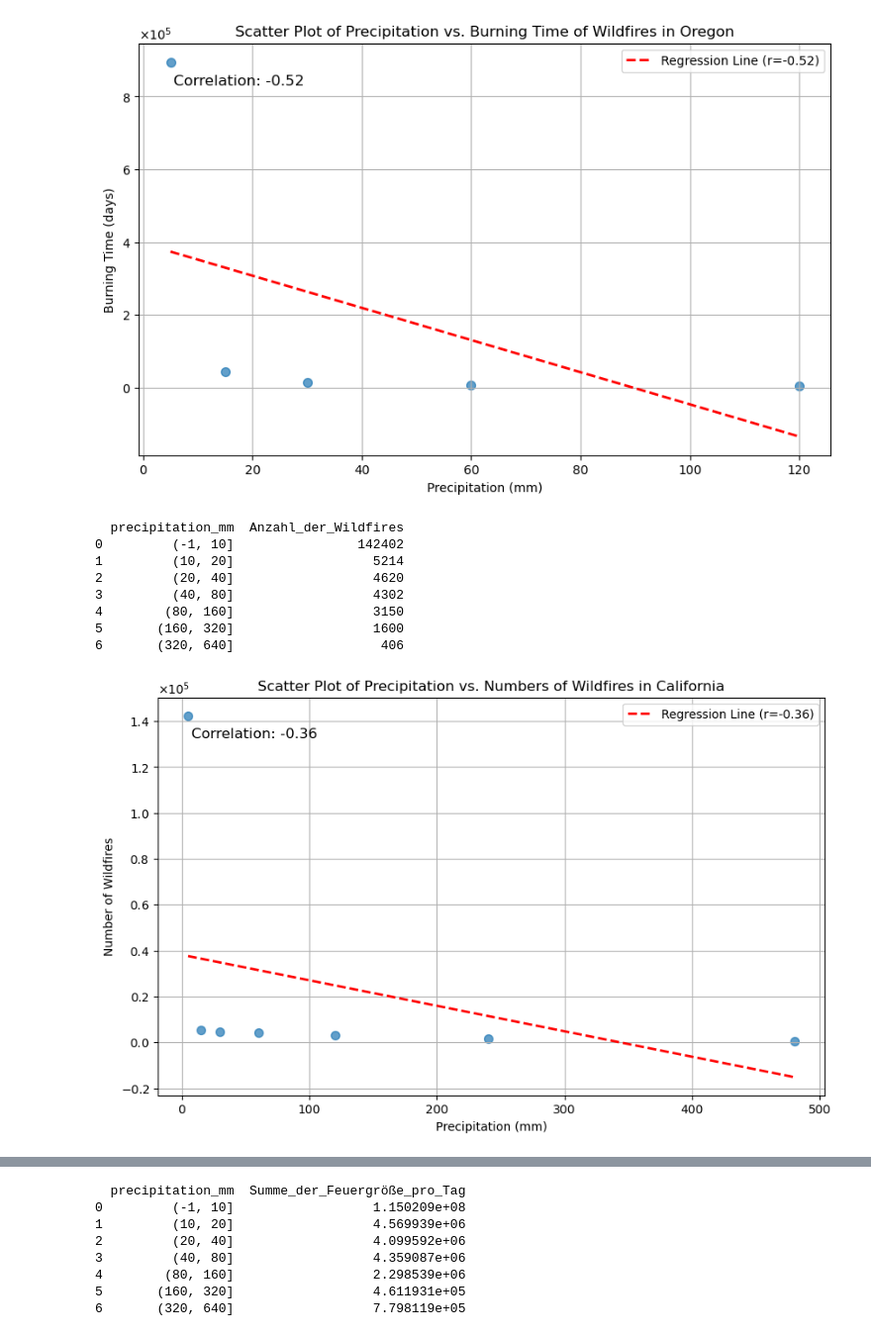
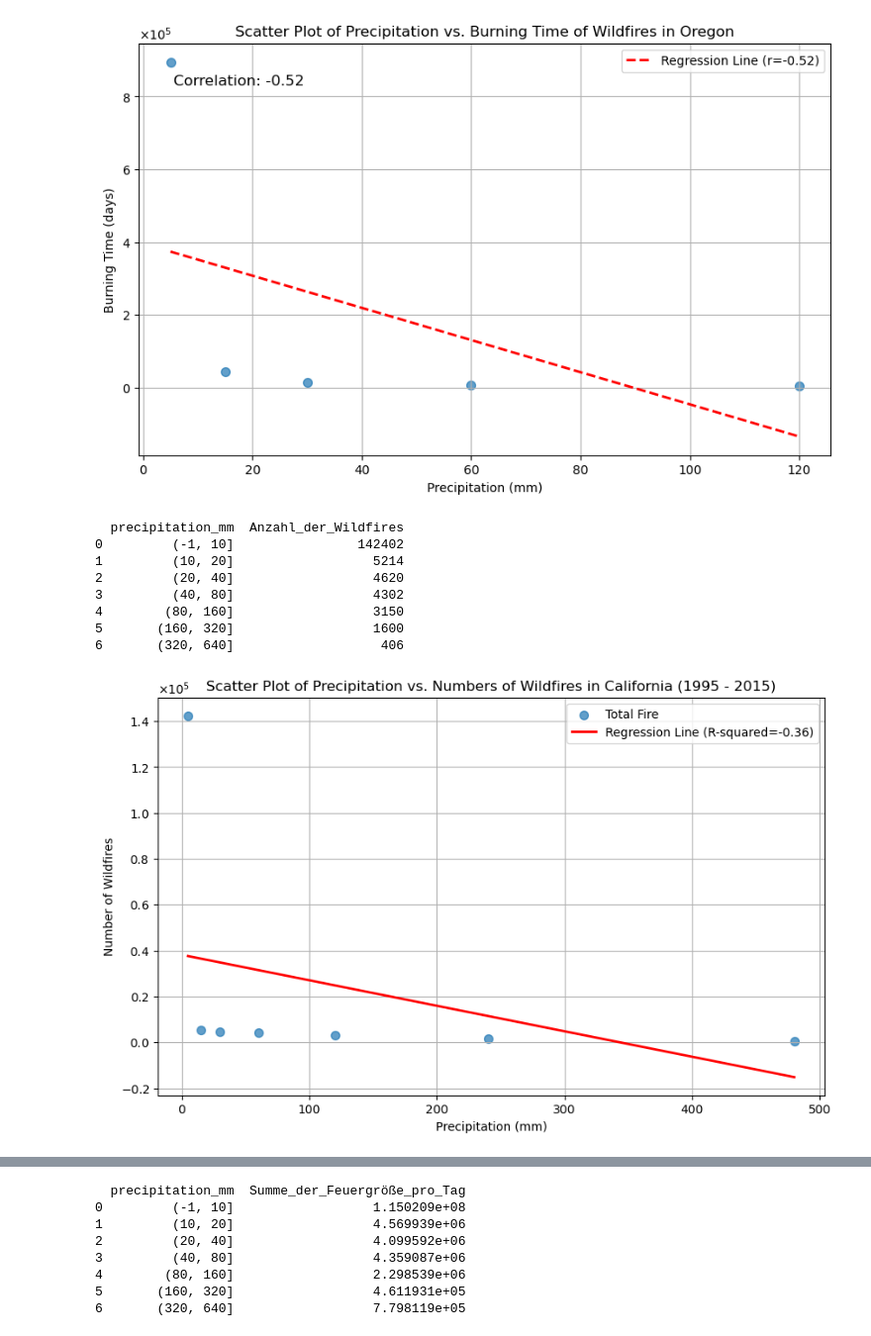
Before and after one commit to Pissane/Capstone_Project, a Jupyter notebook: weather_data/weather_and_wildfires_v2.ipynb, the cells around one changed output, grey strips where cells are left out. Shown at 99% size. Drawn from its saved outputs; the diff is of its cells as text; code cells hidden in the pictures.

```diff
--- a/weather_data/weather_and_wildfires_v2.ipynb
+++ b/weather_data/weather_and_wildfires_v2.ipynb
@@ -758,39 +818,39 @@ x_midpoints = [(interval[0] + interval[1]) / 2 for interval in intervals]
 
 # Create a scatter plot
 plt.figure(figsize=(10, 6))
-plt.scatter(x_midpoints, grouped_data['Anzahl_der_Wildfires'], marker='o', s=50, alpha=0.7)
+plt.scatter(x_midpoints, grouped_data['Anzahl_der_Wildfires'], marker='o', s=50, alpha=0.7, label="Total Fire")
 plt.xlabel('Precipitation (mm)')
 plt.ylabel('Number of Wildfires')
-plt.title('Scatter Plot of Precipitation vs. Numbers of Wildfires in California')
+plt.title('Scatter Plot of Precipitation vs. Numbers of Wildfires in California (1995 - 2015)')
 
 # Format the y-axis to display in scientific notation (10^5)
 plt.gca().yaxis.set_major_formatter(ScalarFormatter(useMathText=True))
 plt.gca().ticklabel_format(axis='y', style='sci', scilimits=(0, 0))
 
 # Calculate the correlation between the data
 correlation = np.corrcoef(x_midpoints, grouped_data['Anzahl_der_Wildfires'])[0, 1]
 
 # Display the correlation information in the plot
-plt.text(0.05, 0.9, f'Correlation: {correlation:.2f}', transform=plt.gca().transAxes, fontsize=12, color='black')
+#plt.text(0.05, 0.9, f'Correlation: {correlation:.2f}', transform=plt.gca().transAxes, fontsize=12, color='black')
 
 # Calculate the regression line
 slope, intercept = np.polyfit(x_midpoints, grouped_data['Anzahl_der_Wildfires'], 1)
 
 # Plot the regression line
-plt.plot(x_midpoints, slope * np.array(x_midpoints) + intercept, color='red', linestyle='--', linewidth=2, label=f'Regression Line (r={correlation:.2f})')
+plt.plot(x_midpoints, slope * np.array(x_midpoints) + intercept, color='red', linewidth=2, label=f'Regression Line (R-squared={correlation:.2f})')
 
 # Show the plot
 print(grouped_data)
 plt.grid(True)
 plt.legend()
 plt.show()
 # %% [output]
   precipitation_mm  Anzahl_der_Wildfires
 0         (-1, 10]                142402
 1         (10, 20]                  5214
 2         (20, 40]                  4620
 3         (40, 80]                  4302
 4        (80, 160]                  3150
 5       (160, 320]                  1600
 6       (320, 640]                   406
-[figure, old version]
+[figure, new version]
```
Also changed, not shown: parts of 11 cells of this notebook, 1 other file.
